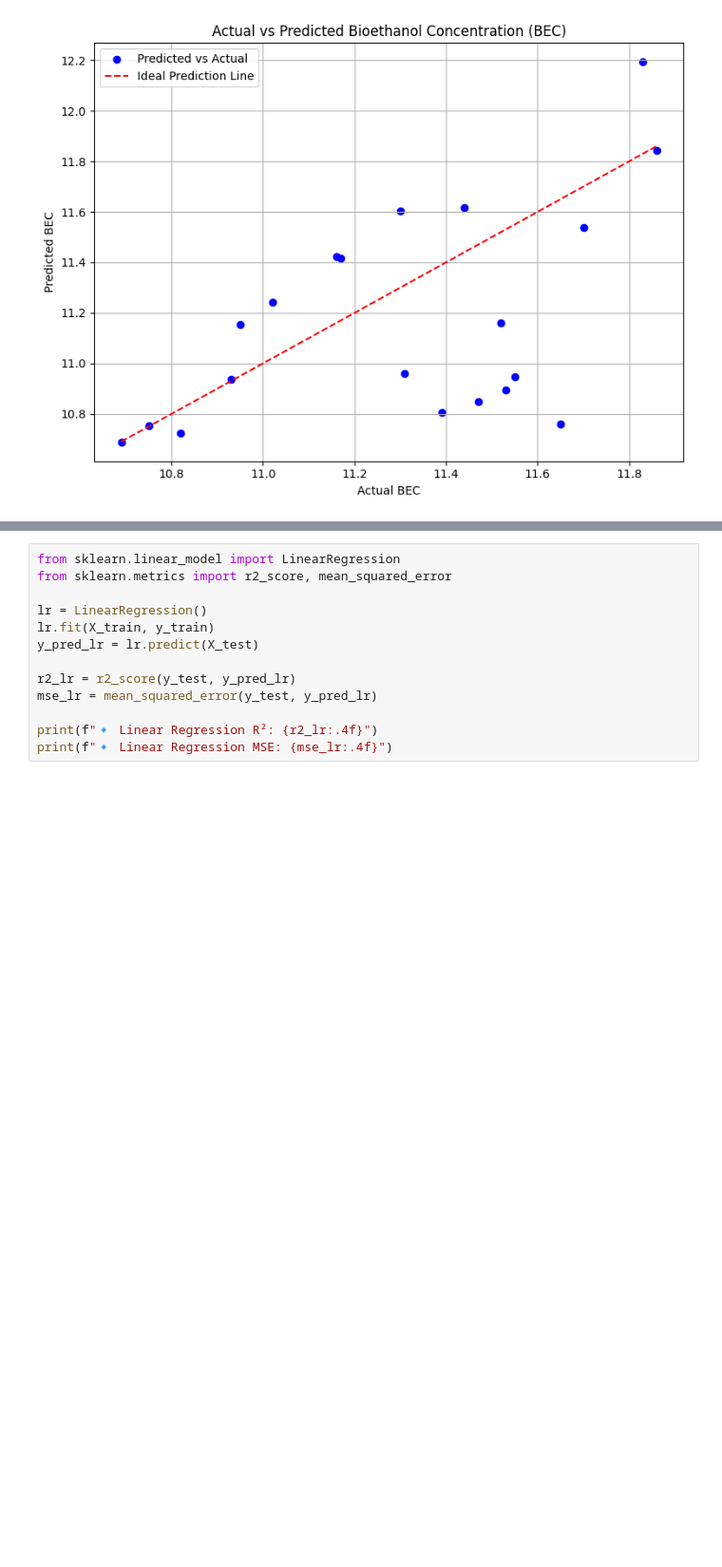
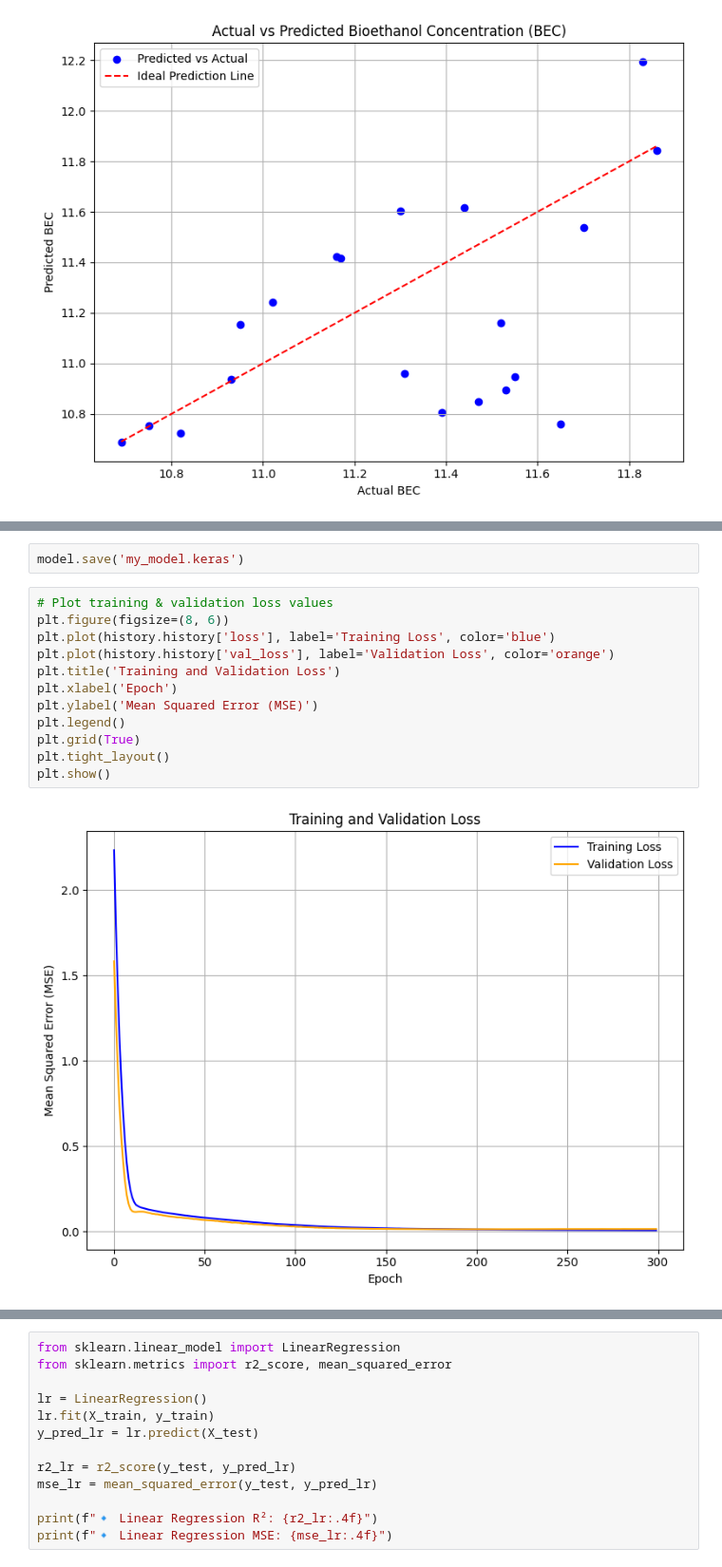
Before and after one commit to DiptiMishra11/Ethanol-ANN-model, a Jupyter notebook: OJT_ANN_model.ipynb, the cells around one changed output, grey strips where cells are left out. Shown at 95% size. Cells and saved outputs as stored; diff of their text form; blank space fills up the shorter version.

```diff
--- a/OJT_ANN_model.ipynb
+++ b/OJT_ANN_model.ipynb
@@ -256,0 +278,16 @@ Epoch 6/300
+# %%
+model.save('my_model.keras')
+# %%
+# Plot training & validation loss values
+plt.figure(figsize=(8, 6))
+plt.plot(history.history['loss'], label='Training Loss', color='blue')
+plt.plot(history.history['val_loss'], label='Validation Loss', color='orange')
+plt.title('Training and Validation Loss')
+plt.xlabel('Epoch')
+plt.ylabel('Mean Squared Error (MSE)')
+plt.legend()
+plt.grid(True)
+plt.tight_layout()
+plt.show()
+# %% [output]
+[figure, added]
```
Also changed, not shown: parts of 6 cells of this notebook.
